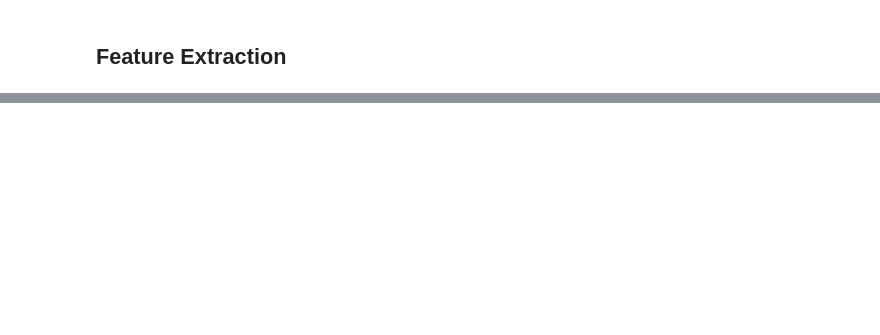
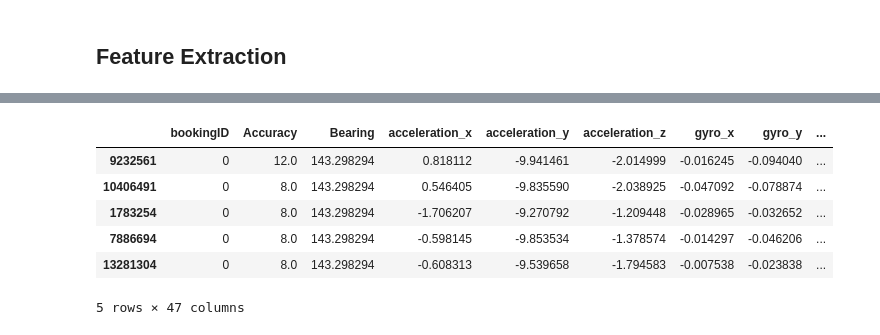
Before and after one commit to jtsw1990/grab-ai-safety, a Jupyter notebook: 1. Safety Challenge - Data reading.ipynb, the cells around one changed output, grey strips where cells are left out. Cells and saved outputs as stored; diff of their text form; code cells hidden in the pictures; blank space fills up the shorter version.

```diff
--- a/1. Safety Challenge - Data reading.ipynb
+++ b/1. Safety Challenge - Data reading.ipynb
@@ -69,0 +82,48 @@ df_grouped = df_sorted.groupby("bookingID").agg({
+# %%
+# Speed related features
+df_sorted["std_speed"] = df_sorted["Speed"]
+df_sorted["max_speed"] = df_sorted["Speed"]
+df_sorted["min_speed"] = df_sorted["Speed"]
+df_sorted["speed_10"] = df_sorted["Speed"]
+df_sorted["speed_30"] = df_sorted["Speed"]
+df_sorted["speed_70"] = df_sorted["Speed"]
+df_sorted["speed_90"] = df_sorted["Speed"]
+
+# Acceleration related features
+df_sorted["avg_acceleration"] = df_sorted["max_acceleration"]
+df_sorted["min_acceleration"] = df_sorted["max_acceleration"]
+df_sorted["acc_10"] = df_sorted["max_acceleration"]
+df_sorted["acc_30"] = df_sorted["max_acceleration"]
+df_sorted["acc_70"] = df_sorted["max_acceleration"]
+df_sorted["acc_90"] = df_sorted["max_acceleration"]
+df_sorted["std_acc"] = df_sorted["max_acceleration"]
+
+# Gyro related features
+df_sorted["std_gyro"] = df_sorted["max_gyro"]
+df_sorted["avg_gyro"] = df_sorted["max_gyro"]
+df_sorted["min_gyro"] = df_sorted["max_gyro"]
+df_sorted["std_gyro"] = df_sorted["max_gyro"]
+df_sorted["gyro_10"] = df_sorted["max_gyro"]
+df_sorted["gyro_30"] = df_sorted["max_gyro"]
+df_sorted["gyro_70"] = df_sorted["max_gyro"]
+df_sorted["gyro_90"] = df_sorted["max_gyro"]
+
+# Bearing related features
+df_sorted["std_bearing"] = df_sorted["Bearing_diffs"]
+df_sorted["mean_bearing"] = df_sorted["Bearing_diffs"]
+df_sorted["max_bearing"] = df_sorted["Bearing_diffs"]
+df_sorted["min_bearing"] = df_sorted["Bearing_diffs"]
+df_sorted["bearing_10"] = df_sorted["Bearing_diffs"]
+df_sorted["bearing_30"] = df_sorted["Bearing_diffs"]
+df_sorted["bearing_70"] = df_sorted["Bearing_diffs"]
+df_sorted["bearing_90"] = df_sorted["Bearing_diffs"]
+# %%
+df_sorted.head()
+# %% [output]
+|  | bookingID | Accuracy | Bearing | acceleration_x | acceleration_y | acceleration_z | gyro_x | gyro_y | ... |
+| 9232561 | 0 | 12.0 | 143.298294 | 0.818112 | -9.941461 | -2.014999 | -0.016245 | -0.094040 | ... |
+| 10406491 | 0 | 8.0 | 143.298294 | 0.546405 | -9.835590 | -2.038925 | -0.047092 | -0.078874 | ... |
+| 1783254 | 0 | 8.0 | 143.298294 | -1.706207 | -9.270792 | -1.209448 | -0.028965 | -0.032652 | ... |
+| 7886694 | 0 | 8.0 | 143.298294 | -0.598145 | -9.853534 | -1.378574 | -0.014297 | -0.046206 | ... |
+| 13281304 | 0 | 8.0 | 143.298294 | -0.608313 | -9.539658 | -1.794583 | -0.007538 | -0.023838 | ... |
+5 rows × 47 columns
```
Also changed, not shown: parts of 8 cells of this notebook, 3 other files.
